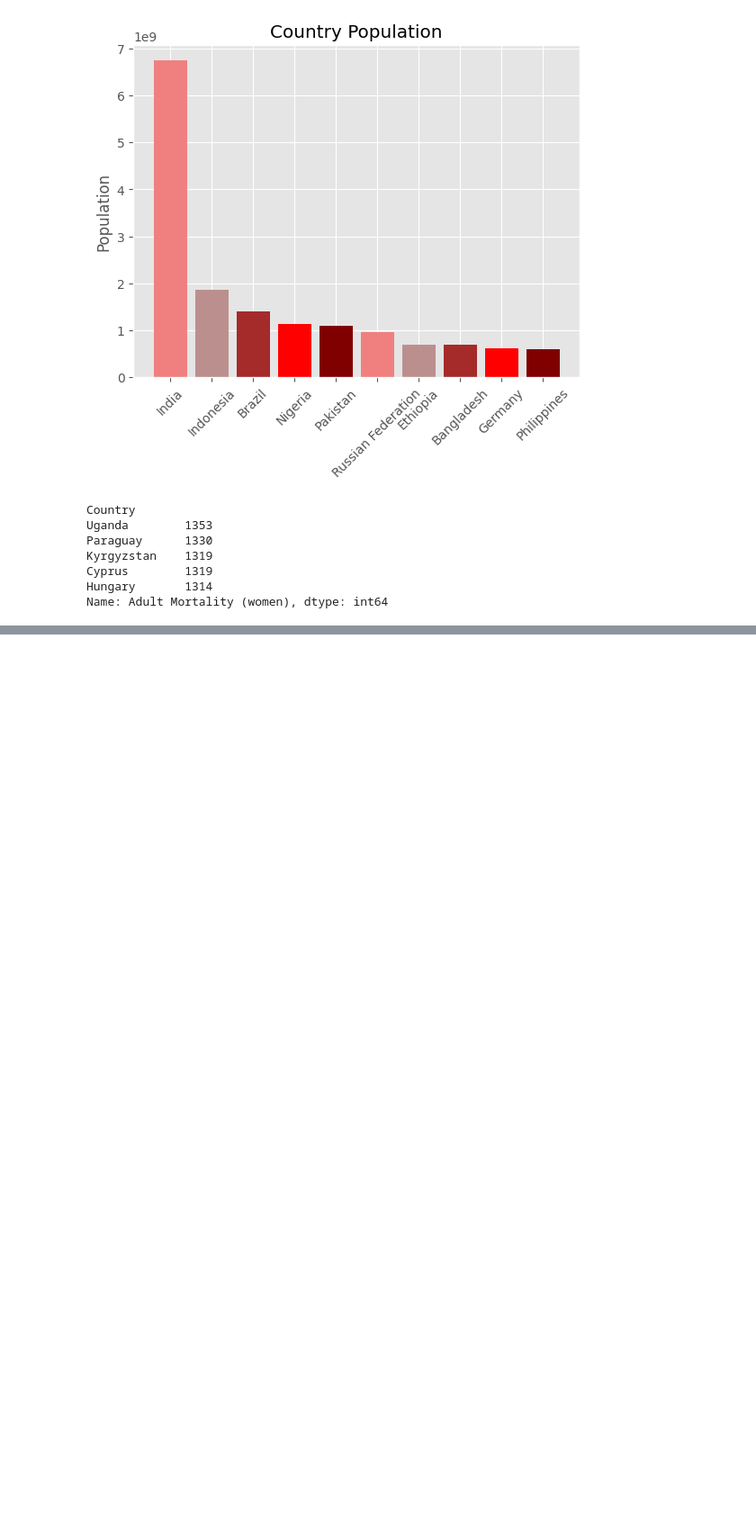
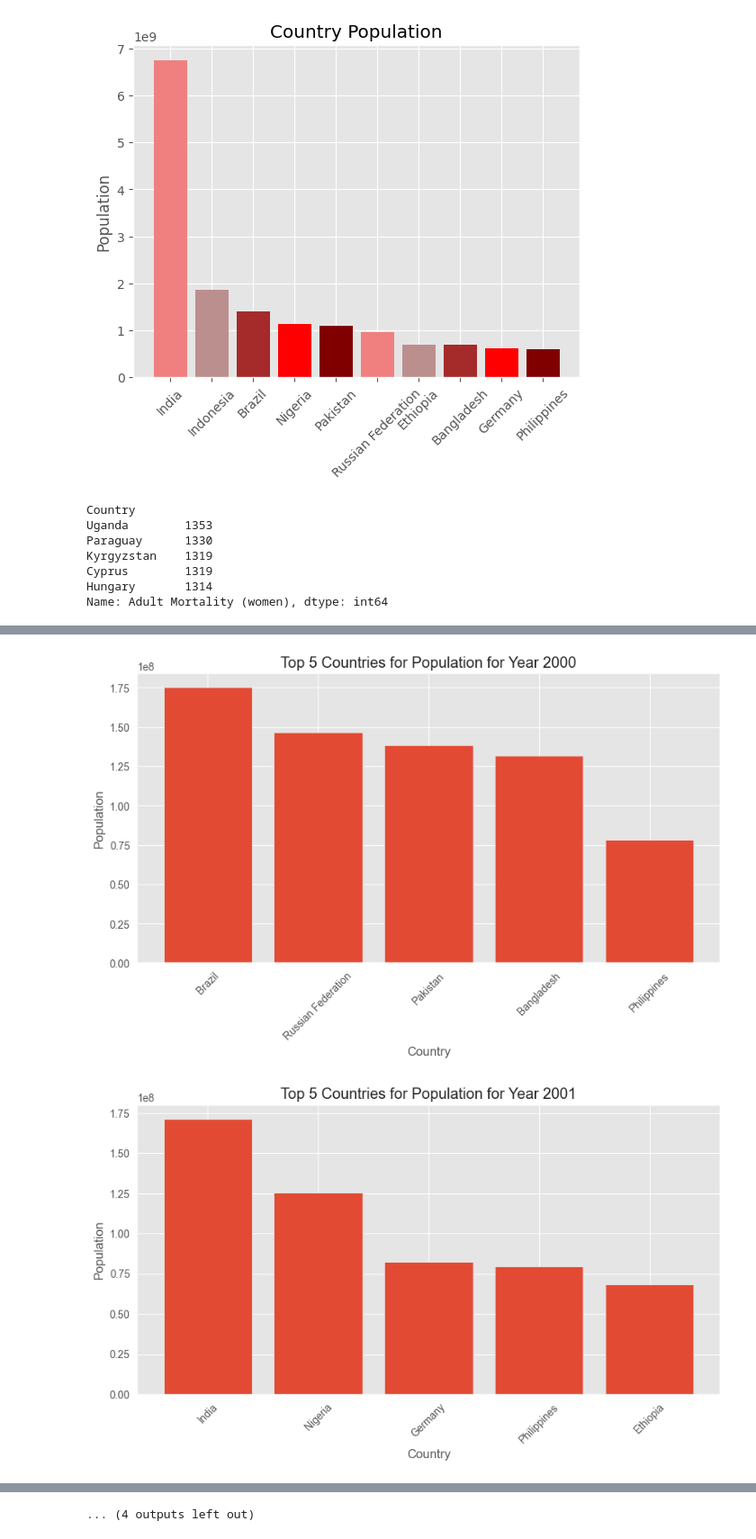
Before and after one commit to Rotany/matplotlib, a Jupyter notebook: code/proyecto2.ipynb, the cells around one changed output, grey strips where cells are left out. Shown at 90% size. Drawn from its saved outputs; the diff is of its cells as text; code cells hidden in the pictures; blank space fills up the shorter version.

```diff
--- a/code/proyecto2.ipynb
+++ b/code/proyecto2.ipynb
@@ -147,0 +116,5 @@ Name: Adult Mortality (women), dtype: int64
+# %%
+plot_for_years_and_wanted_column("Population")
+# %% [output]
+[figure, added]
+[figure, added]
@@ -147,0 +131 @@ Name: Adult Mortality (women), dtype: int64
+... (4 outputs left out)
```
Also changed, not shown: parts of 12 cells of this notebook.
